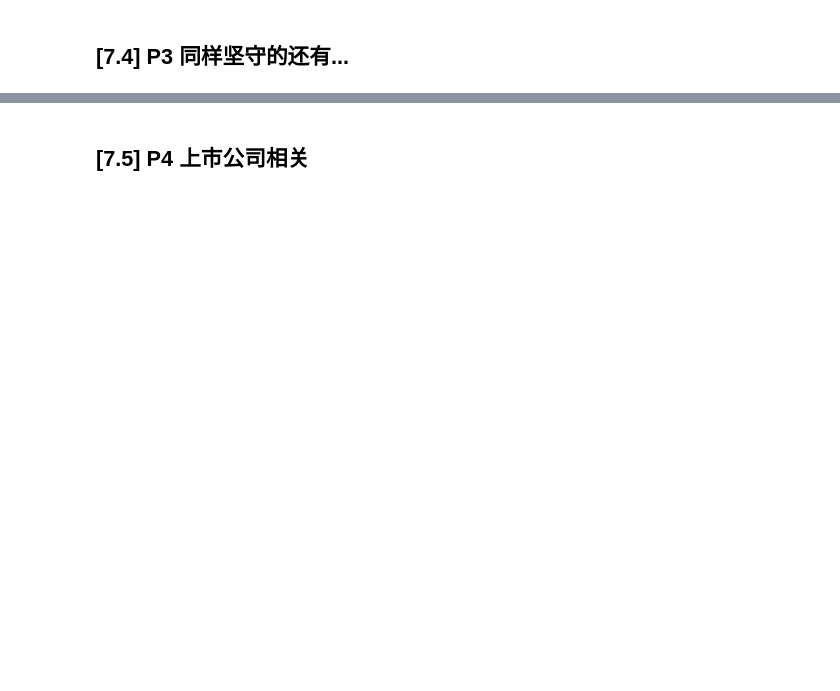
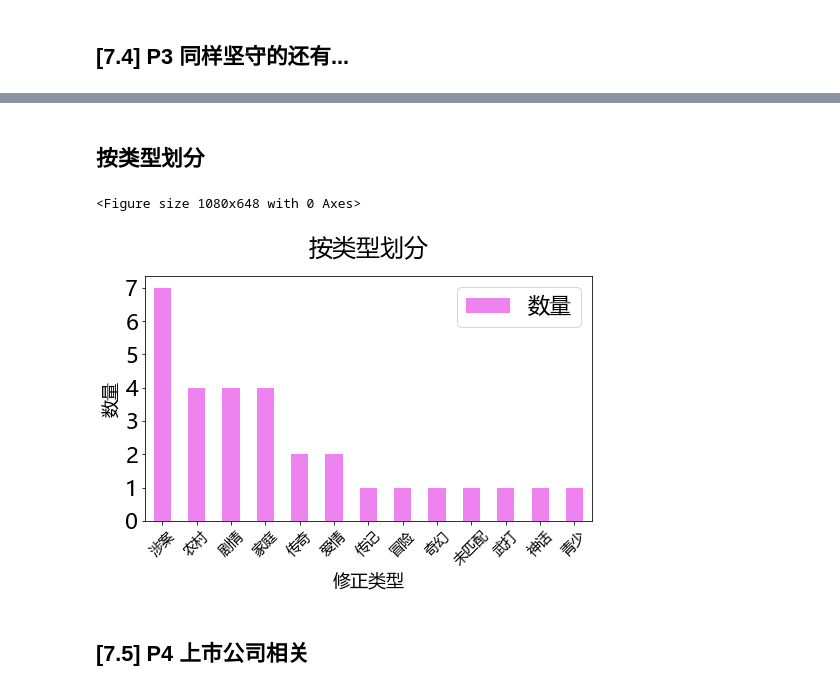
Before and after one commit to CT-Cultures/Article, a Jupyter notebook: ChinaFilm_Release_Overview.ipynb, the cells around one changed output, grey strips where cells are left out. Cells and saved outputs as stored; diff of their text form; code cells hidden in the pictures; blank space fills up the shorter version.

```diff
--- a/ChinaFilm_Release_Overview.ipynb
+++ b/ChinaFilm_Release_Overview.ipynb
@@ -625,3 +750,7 @@ df_view[df_view['上映日期'] != '上映中']
+# %%
+# calcualte genre count
+df_genre_sorted = df_view.groupby('修正类型')['片名'].count().rename(
+    '数量').reset_index().sort_values('数量', ascending=False)
 # %%
 P1 = ''
 P1 +='{Y}年{M}月{D}日,'.format(Y=dt_curr_release.year, M=dt_curr_release.month, D=dt_curr_release.day)
@@ -702,0 +823,31 @@ print(P3)
+# %% [markdown]
+## 按类型划分
+# %%
+plt.clf()
+plt.rcParams['figure.figsize'] = [8, 4.5]
+plt.rcParams['axes.facecolor'] = 'white'
+ax = df_genre_sorted.plot(
+    kind = 'bar',
+    grid = False,
+    fontsize = 22,
+    rot = 0,
+    color = ['violet'],
+)
+ax.set_title("按类型划分",fontsize= 24, pad=20)
+ax.spines['top'].set_color('black')
+ax.spines['bottom'].set_color('black')
+ax.spines['left'].set_color('black')
+ax.spines['right'].set_color('black')
+#ax.grid(color='gray', linestyle='-', linewidth=0.5)
+ax.set_xlabel('修正类型',fontsize= 18)
+ax.set_xticklabels(df_genre_sorted['修正类型'], fontsize= 14, rotation=45)
+ax.set_ylabel("数量",fontsize= 18)
+ax.legend(fontsize=22)
+
+fp_plot_genre = path_img + '/df_Releases_ChinaFilm_genre_{}.png'.format(str_date_curr_release)
+plt.savefig(fp_plot_genre, bbox_inches='tight')
+
+plt.show()
+# %% [output]
+<Figure size 1080x648 with 0 Axes>
+[figure, added]
```
Also changed, not shown: parts of 114 cells of this notebook, 11 other files.
